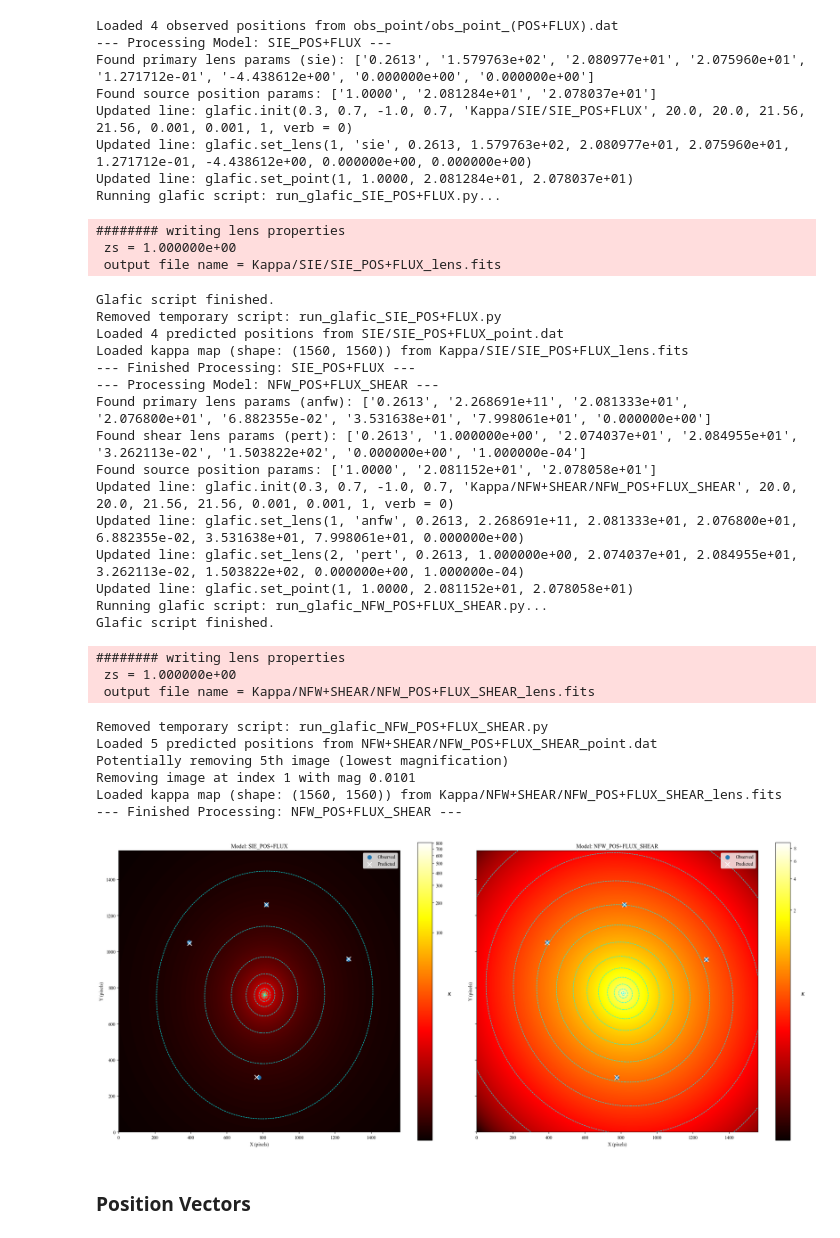
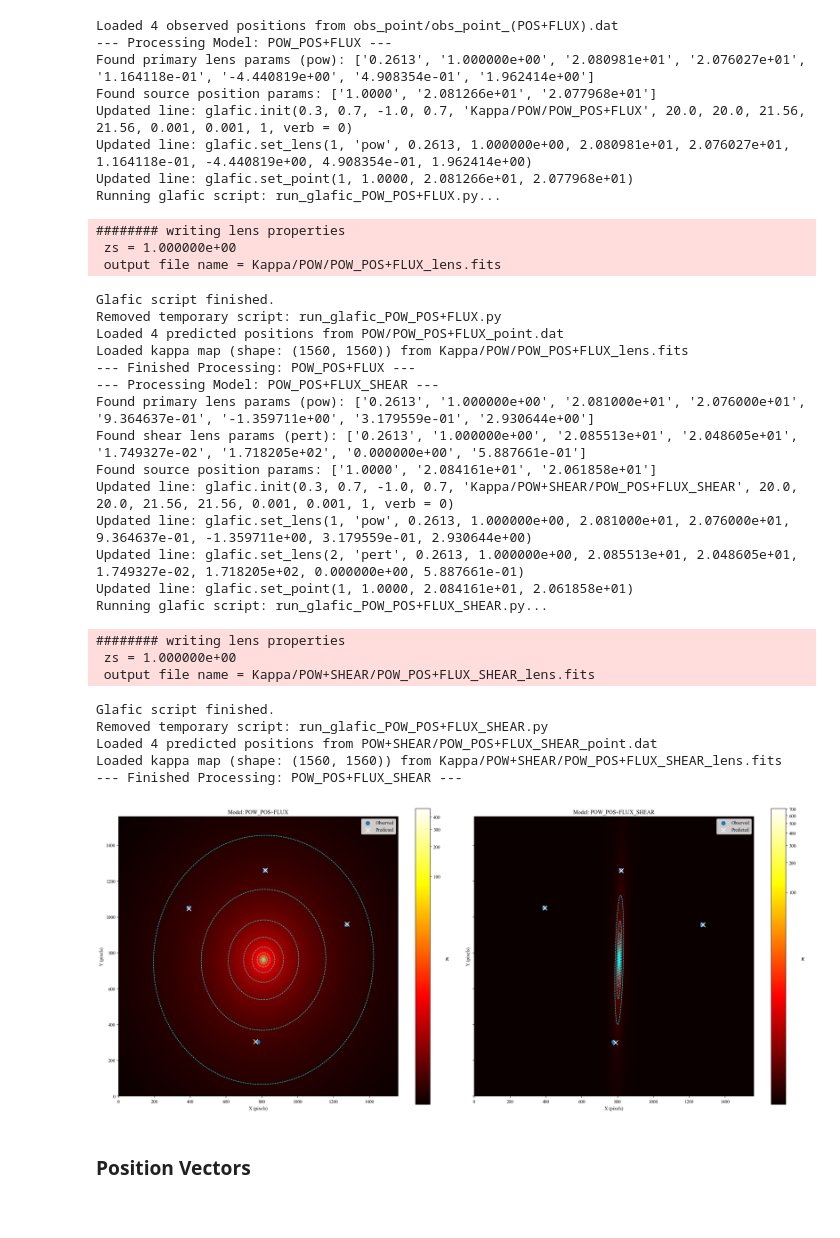
Before and after one commit to romms921/IllustrisTNG-Lens-Modelling, a Jupyter notebook: mass_vectors.ipynb, the cells around one changed output. Cells and saved outputs as stored; diff of their text form; code cells hidden in the pictures.

```diff
--- a/mass_vectors.ipynb
+++ b/mass_vectors.ipynb
@@ -354,44 +354,42 @@ def compare_models(model_path_1, model_ver_1, model_path_2, model_ver_2):
     # fig.suptitle("Lens Model Comparison", fontsize=16)
     plt.show()
 # %%
-compare_models('SIE', 'SIE_POS+FLUX', 'NFW+SHEAR', 'NFW_POS+FLUX_SHEAR')
+compare_models('POW', 'POW_POS+FLUX', 'POW+SHEAR', 'POW_POS+FLUX_SHEAR')
 # %% [output]
 Loaded 4 observed positions from obs_point/obs_point_(POS+FLUX).dat
---- Processing Model: SIE_POS+FLUX ---
-Found primary lens params (sie): ['0.2613', '1.579763e+02', '2.080977e+01', '2.075960e+01', '1.271712e-01', '-4.438612e+00', '0.000000e+00', '0.000000e+00']
-Found source position params: ['1.0000', '2.081284e+01', '2.078037e+01']
-Updated line: glafic.init(0.3, 0.7, -1.0, 0.7, 'Kappa/SIE/SIE_POS+FLUX', 20.0, 20.0, 21.56, 21.56, 0.001, 0.001, 1, verb = 0)
-Updated line: glafic.set_lens(1, 'sie', 0.2613, 1.579763e+02, 2.080977e+01, 2.075960e+01, 1.271712e-01, -4.438612e+00, 0.000000e+00, 0.000000e+00)
-Updated line: glafic.set_point(1, 1.0000, 2.081284e+01, 2.078037e+01)
-Running glafic script: run_glafic_SIE_POS+FLUX.py...
+--- Processing Model: POW_POS+FLUX ---
+Found primary lens params (pow): ['0.2613', '1.000000e+00', '2.080981e+01', '2.076027e+01', '1.164118e-01', '-4.440819e+00', '4.908354e-01', '1.962414e+00']
+Found source position params: ['1.0000', '2.081266e+01', '2.077968e+01']
+Updated line: glafic.init(0.3, 0.7, -1.0, 0.7, 'Kappa/POW/POW_POS+FLUX', 20.0, 20.0, 21.56, 21.56, 0.001, 0.001, 1, verb = 0)
+Updated line: glafic.set_lens(1, 'pow', 0.2613, 1.000000e+00, 2.080981e+01, 2.076027e+01, 1.164118e-01, -4.440819e+00, 4.908354e-01, 1.962414e+00)
+Updated line: glafic.set_point(1, 1.0000, 2.081266e+01, 2.077968e+01)
+Running glafic script: run_glafic_POW_POS+FLUX.py...
 ######## writing lens properties
  zs = 1.000000e+00
- output file name = Kappa/SIE/SIE_POS+FLUX_lens.fits
+ output file name = Kappa/POW/POW_POS+FLUX_lens.fits
 Glafic script finished.
-Removed temporary script: run_glafic_SIE_POS+FLUX.py
-Loaded 4 predicted positions from SIE/SIE_POS+FLUX_point.dat
-Loaded kappa map (shape: (1560, 1560)) from Kappa/SIE/SIE_POS+FLUX_lens.fits
---- Finished Processing: SIE_POS+FLUX ---
---- Processing Model: NFW_POS+FLUX_SHEAR ---
-Found primary lens params (anfw): ['0.2613', '2.268691e+11', '2.081333e+01', '2.076800e+01', '6.882355e-02', '3.531638e+01', '7.998061e+01', '0.000000e+00']
-Found shear lens params (pert): ['0.2613', '1.000000e+00', '2.074037e+01', '2.084955e+01', '3.262113e-02', '1.503822e+02', '0.000000e+00', '1.000000e-04']
-Found source position params: ['1.0000', '2.081152e+01', '2.078058e+01']
-Updated line: glafic.init(0.3, 0.7, -1.0, 0.7, 'Kappa/NFW+SHEAR/NFW_POS+FLUX_SHEAR', 20.0, 20.0, 21.56, 21.56, 0.001, 0.001, 1, verb = 0)
-Updated line: glafic.set_lens(1, 'anfw', 0.2613, 2.268691e+11, 2.081333e+01, 2.076800e+01, 6.882355e-02, 3.531638e+01, 7.998061e+01, 0.000000e+00)
-Updated line: glafic.set_lens(2, 'pert', 0.2613, 1.000000e+00, 2.074037e+01, 2.084955e+01, 3.262113e-02, 1.503822e+02, 0.000000e+00, 1.000000e-04)
-Updated line: glafic.set_point(1, 1.0000, 2.081152e+01, 2.078058e+01)
-Running glafic script: run_glafic_NFW_POS+FLUX_SHEAR.py...
-Glafic script finished.
+Removed temporary script: run_glafic_POW_POS+FLUX.py
+Loaded 4 predicted positions from POW/POW_POS+FLUX_point.dat
+Loaded kappa map (shape: (1560, 1560)) from Kappa/POW/POW_POS+FLUX_lens.fits
+--- Finished Processing: POW_POS+FLUX ---
+--- Processing Model: POW_POS+FLUX_SHEAR ---
+Found primary lens params (pow): ['0.2613', '1.000000e+00', '2.081000e+01', '2.076000e+01', '9.364637e-01', '-1.359711e+00', '3.179559e-01', '2.930644e+00']
+Found shear lens params (pert): ['0.2613', '1.000000e+00', '2.085513e+01', '2.048605e+01', '1.749327e-02', '1.718205e+02', '0.000000e+00', '5.887661e-01']
+Found source position params: ['1.0000', '2.084161e+01', '2.061858e+01']
+Updated line: glafic.init(0.3, 0.7, -1.0, 0.7, 'Kappa/POW+SHEAR/POW_POS+FLUX_SHEAR', 20.0, 20.0, 21.56, 21.56, 0.001, 0.001, 1, verb = 0)
+Updated line: glafic.set_lens(1, 'pow', 0.2613, 1.000000e+00, 2.081000e+01, 2.076000e+01, 9.364637e-01, -1.359711e+00, 3.179559e-01, 2.930644e+00)
+Updated line: glafic.set_lens(2, 'pert', 0.2613, 1.000000e+00, 2.085513e+01, 2.048605e+01, 1.749327e-02, 1.718205e+02, 0.000000e+00, 5.887661e-01)
+Updated line: glafic.set_point(1, 1.0000, 2.084161e+01, 2.061858e+01)
+Running glafic script: run_glafic_POW_POS+FLUX_SHEAR.py...
 ######## writing lens properties
  zs = 1.000000e+00
- output file name = Kappa/NFW+SHEAR/NFW_POS+FLUX_SHEAR_lens.fits
+ output file name = Kappa/POW+SHEAR/POW_POS+FLUX_SHEAR_lens.fits
-Removed temporary script: run_glafic_NFW_POS+FLUX_SHEAR.py
-Loaded 5 predicted positions from NFW+SHEAR/NFW_POS+FLUX_SHEAR_point.dat
-Potentially removing 5th image (lowest magnification)
-Removing image at index 1 with mag 0.0101
-Loaded kappa map (shape: (1560, 1560)) from Kappa/NFW+SHEAR/NFW_POS+FLUX_SHEAR_lens.fits
---- Finished Processing: NFW_POS+FLUX_SHEAR ---
+Glafic script finished.
+Removed temporary script: run_glafic_POW_POS+FLUX_SHEAR.py
+Loaded 4 predicted positions from POW+SHEAR/POW_POS+FLUX_SHEAR_point.dat
+Loaded kappa map (shape: (1560, 1560)) from Kappa/POW+SHEAR/POW_POS+FLUX_SHEAR_lens.fits
+--- Finished Processing: POW_POS+FLUX_SHEAR ---
-[figure, old version]
+[figure, new version]
 # %% [markdown]
 ### Position Vectors
 # %%
```
Also changed, not shown: 2 other files.
